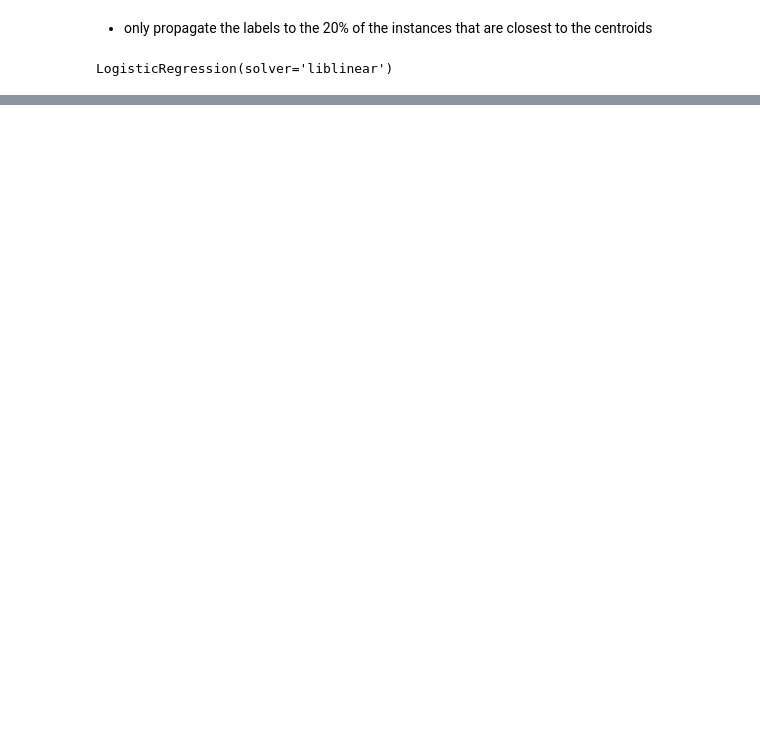
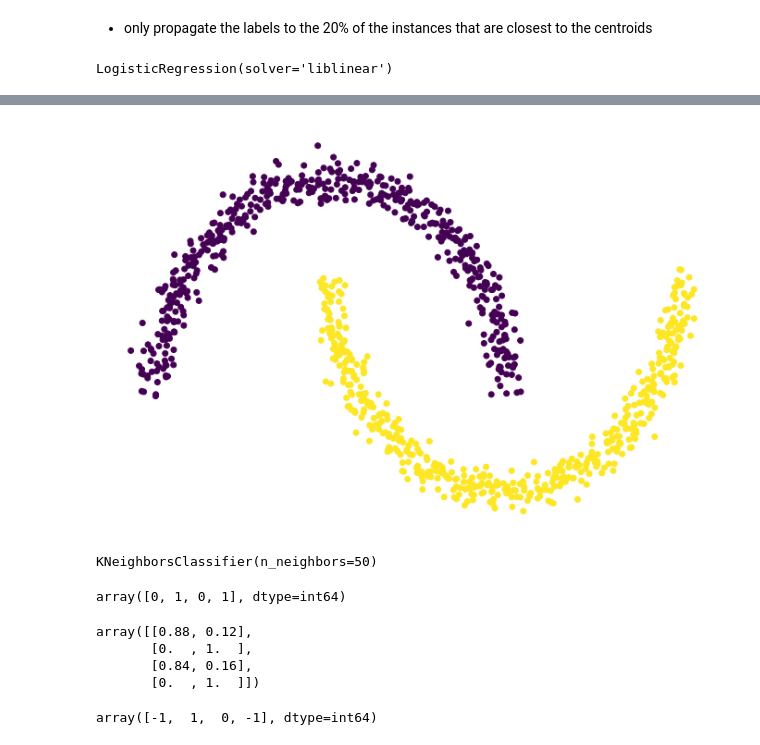
Before and after one commit to julia-rolemberg/classification-MNIST, a Jupyter notebook: unsupervised/unsupervised-learning.ipynb, the cells around one changed output, grey strips where cells are left out. Cells and saved outputs as stored; diff of their text form; code cells hidden in the pictures; blank space fills up the shorter version.

```diff
--- a/unsupervised/unsupervised-learning.ipynb
+++ b/unsupervised/unsupervised-learning.ipynb
@@ -299,0 +356,33 @@ log_reg.score(X_test, y_test)
+# %%
+plt.figure(figsize=(12, 8))
+plt.scatter(X[:, 0], X[:, 1], c=dbscan.labels_)
+plt.axis('off')
+plt.show()
+# %% [output]
+[figure, added]
+# %%
+#implementing a predict() method
+from sklearn.neighbors import KNeighborsClassifier
+knn = KNeighborsClassifier(n_neighbors=50)
+knn.fit(dbscan.components_, dbscan.labels_[dbscan.core_sample_indices_])
+# %% [output]
+KNeighborsClassifier(n_neighbors=50)
+# %%
+X_new = np.array([[-0.5, 0.], [0, 0.5], [1, -0.1], [2, 1]])
+knn.predict(X_new)
+# %% [output]
+array([0, 1, 0, 1], dtype=int64)
+# %%
+knn.predict_proba(X_new)
+# %% [output]
+array([[0.88, 0.12],
+       [0.  , 1.  ],
+       [0.84, 0.16],
+       [0.  , 1.  ]])
+# %%
+y_dist, y_pred_idx = knn.kneighbors(X_new, n_neighbors=1)
+y_pred = dbscan.labels_[dbscan.core_sample_indices_][y_pred_idx]
+y_pred[y_dist > 0.2] = -1
+y_pred.ravel()
+# %% [output]
+array([-1,  1,  0, -1], dtype=int64)
```
Also changed, not shown: parts of 25 cells of this notebook.
